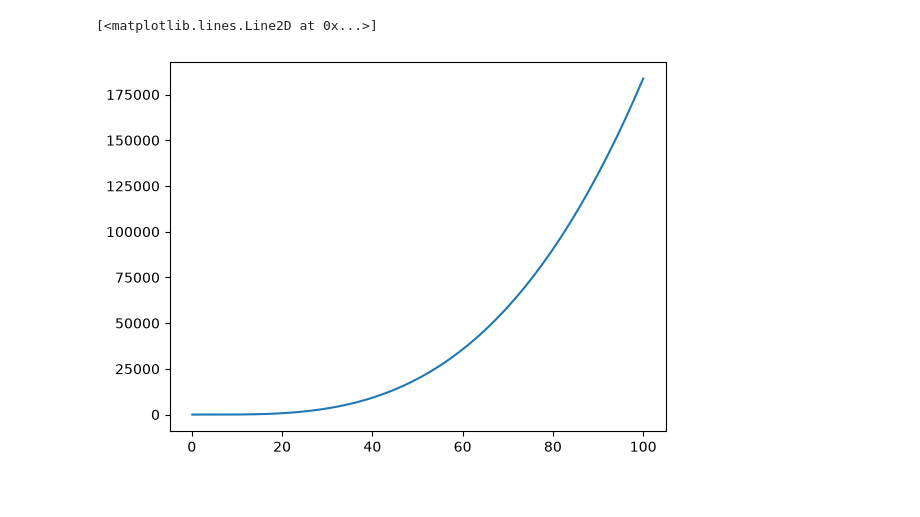
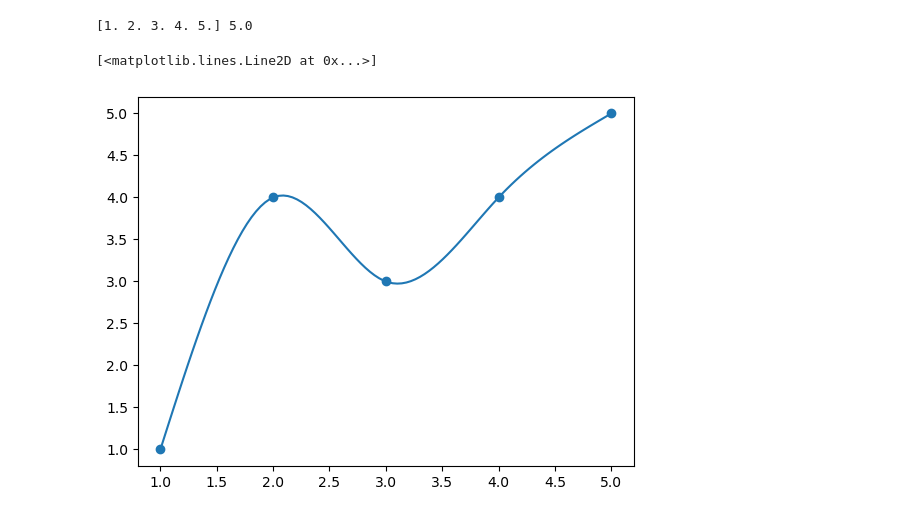
Before and after one commit to Dewscot/Clases, a Jupyter notebook: FC2/Clases/Splines.ipynb, the cells around one changed output. Drawn from its saved outputs; the diff is of its cells as text; code cells hidden in the pictures.

```diff
--- a/FC2/Clases/Splines.ipynb
+++ b/FC2/Clases/Splines.ipynb
@@ -83,5 +68,12 @@ print(S)
 # %%
-plt.plot(xx,S)
+print(x0,x0[-1])
 # %% [output]
-[<matplotlib.lines.Line2D at 0x...>]
+[1. 2. 3. 4. 5.] 5.0
-[figure, removed]
+# %%
+plt.scatter(x0,y0)
+x = np.linspace(min(x0),max(x0),100)
+cs = CubicSpline(x0,y0,bc_type='natural')
+plt.plot(x,cs(x))
+# %% [output]
+[<matplotlib.lines.Line2D at 0x...>]
+[figure, added]
```
Also changed, not shown: parts of 9 cells of this notebook.
